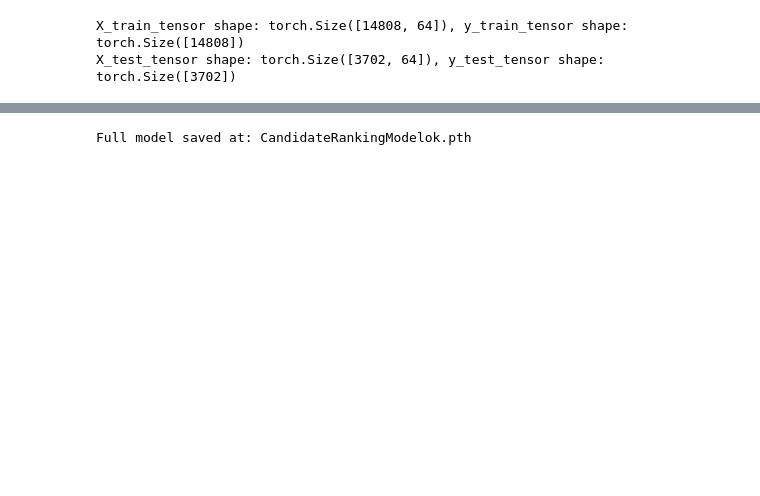
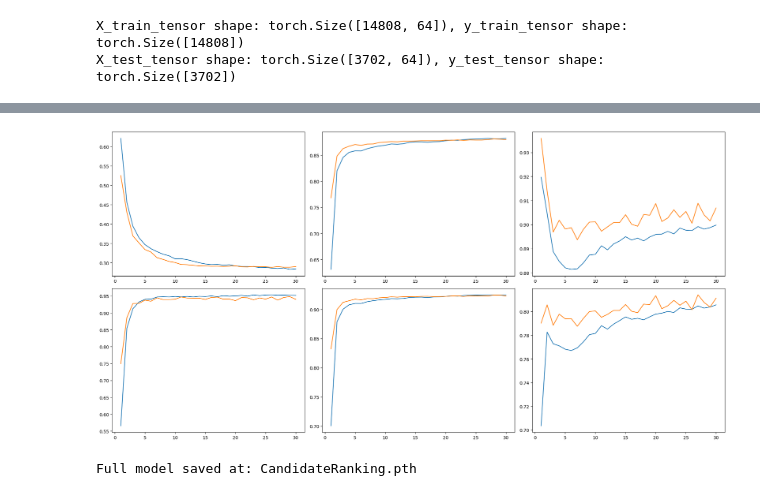
Before and after one commit to AshuutoshVish/Models_Training, a Jupyter notebook: ml-dl-pipeline.ipynb, the cells around one changed output, grey strips where cells are left out. Cells and saved outputs as stored; diff of their text form; code cells hidden in the pictures; blank space fills up the shorter version.

```diff
--- a/ml-dl-pipeline.ipynb
+++ b/ml-dl-pipeline.ipynb
@@ -404,6 +445,48 @@ Training completed in 19.14 seconds.
+# %%
+# Plotting the metrics
+import matplotlib.pyplot as plt
+
+epochs_range = range(1, epochs + 1)
+plt.figure(figsize=(20, 10))
+
+plt.subplot(2, 3, 1)
+plt.plot(epochs_range, train_losses, label='Train Loss')
+plt.plot(epochs_range, test_losses, label='Test Loss')
+
+# Plot Accuracy
+plt.subplot(2, 3, 2)
+plt.plot(epochs_range, train_accuracies, label='Train Accuracy')
+plt.plot(epochs_range, test_accuracies, label='Test Accuracy')
+
+
+# Plot Precision
+plt.subplot(2, 3, 3)
+plt.plot(epochs_range, train_precisions, label='Train Precision')
+plt.plot(epochs_range, test_precisions, label='Test Precision')
+
+# Plot Recall
+plt.subplot(2, 3, 4)
+plt.plot(epochs_range, train_recalls, label='Train Recall')
+plt.plot(epochs_range, test_recalls, label='Test Recall')
+
+# Plot F1 Score
+plt.subplot(2, 3, 5)
+plt.plot(epochs_range, train_f1_scores, label='Train F1 Score')
+plt.plot(epochs_range, test_f1_scores, label='Test F1 Score')
+
+
+# Plot AUC-ROC
+plt.subplot(2, 3, 6)
+plt.plot(epochs_range, train_auc_roc, label='Train AUC-ROC')
+plt.plot(epochs_range, test_auc_roc, label='Test AUC-ROC')
+
+plt.tight_layout()
+plt.show()
+# %% [output]
+[figure, added]
 # %%
-model_path = "CandidateRankingModelok.pth"
-torch.save(model, model_path)
+model_path = "CandidateRanking.pth"
+torch.save(model.state_dict(), model_path)
 print(f"Full model saved at: {model_path}")
 # %% [output]
-Full model saved at: CandidateRankingModelok.pth
+Full model saved at: CandidateRanking.pth
```
Also changed, not shown: parts of 13 cells of this notebook.
